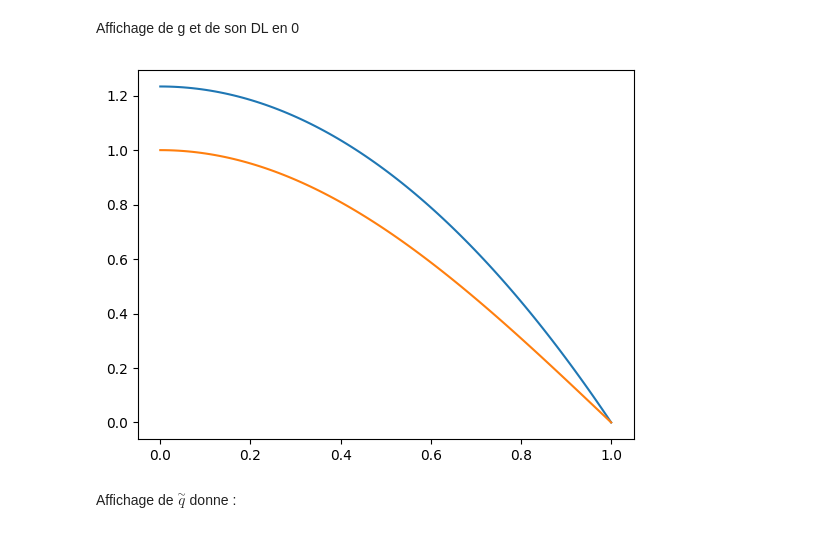
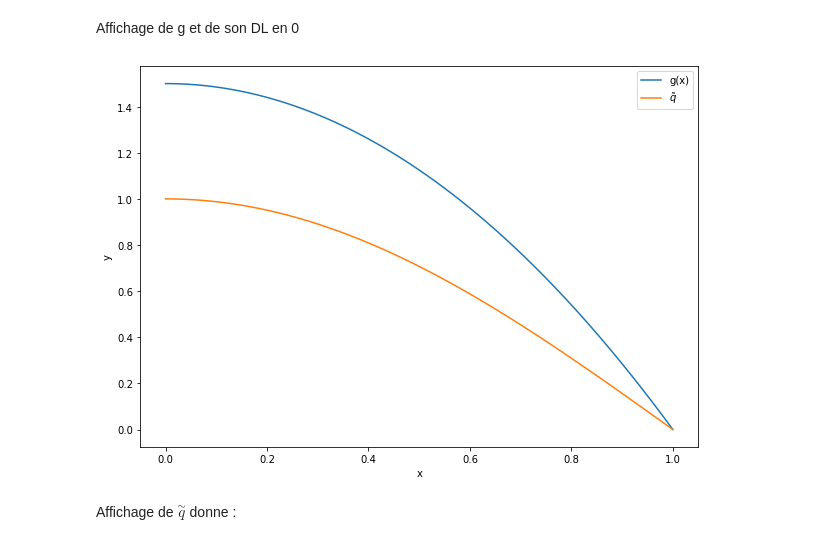
Before and after one commit to PaulAntoineLeveilley/filtrage-bay-sien, a Jupyter notebook: TP1/tp 1.ipynb, the cells around one changed output. Drawn from its saved outputs; the diff is of its cells as text; code cells hidden in the pictures.

```diff
--- a/TP1/tp 1.ipynb
+++ b/TP1/tp 1.ipynb
@@ -73,18 +78,24 @@ def q_tilde(x):
     """q_tilde"""
     facteur_normalisation, err = quad(developement_limite_2_adapte_g,0,1)
     return(developement_limite_2_adapte_g(x)/facteur_normalisation)
+
+def q2_tilde(x):
+    return(3*(1-x**2)/2)
 # %% [markdown]
 Affichage de g et de son DL en 0
 # %%
 X = np.linspace(0,1,100)
-DL= developement_limite_2_adapte_g(X)
+DL= q2_tilde(X)
 G = [g(x) for x in X]
-
+plt.figure(figsize = (10,7))
 plt.plot(X,DL)
 plt.plot(X,G)
+plt.legend(["g(x)","$\\tilde{q}$"])
+plt.xlabel("x")
+plt.ylabel("y")
 plt.show()
 # %% [output]
-[figure, old version]
+[figure, new version]
 # %% [markdown]
 Affichage de $\overset{\sim}{q}$ donne :
 # %%
```
Also changed, not shown: parts of 6 cells of this notebook, 3 other files.
